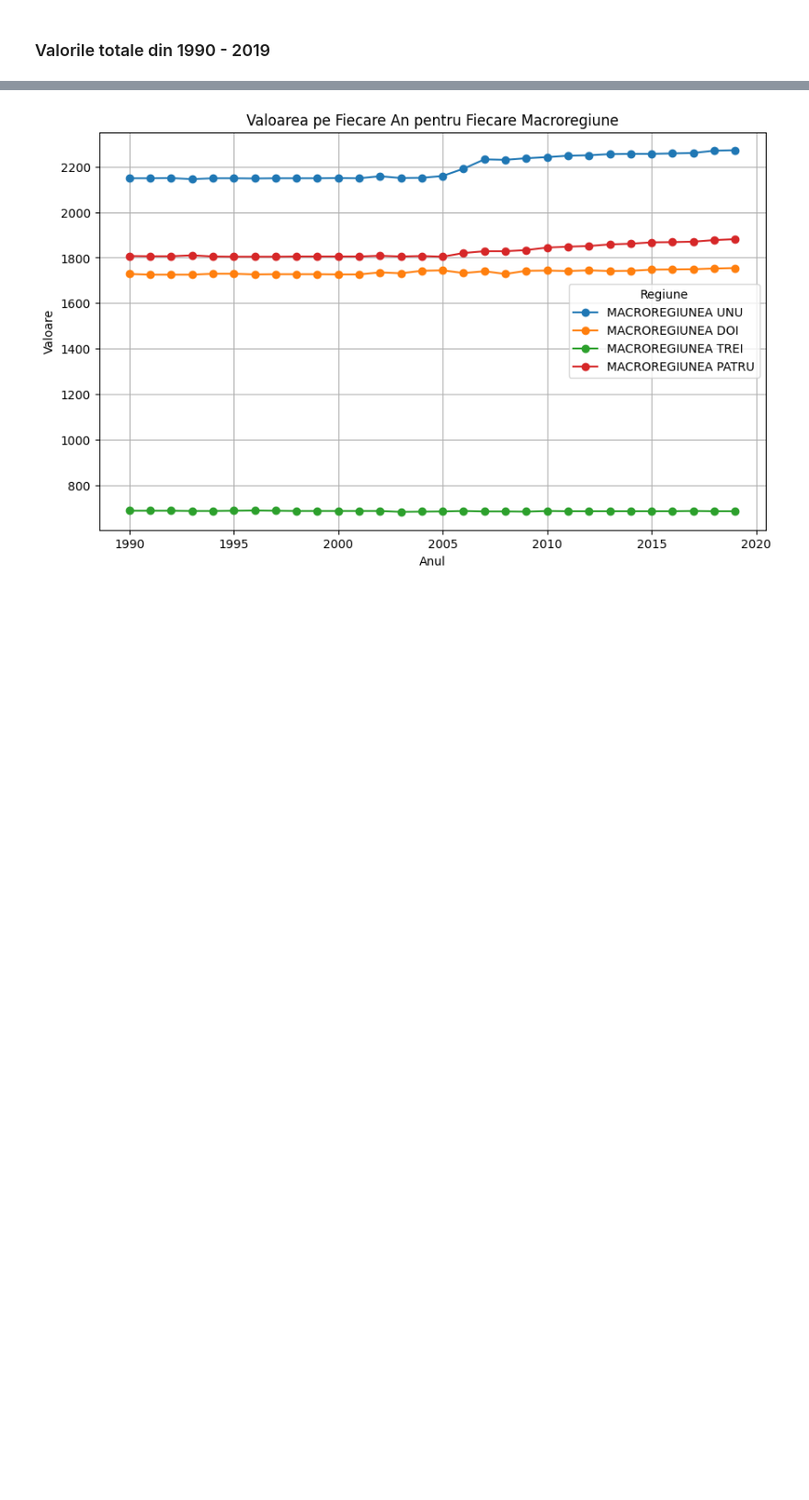
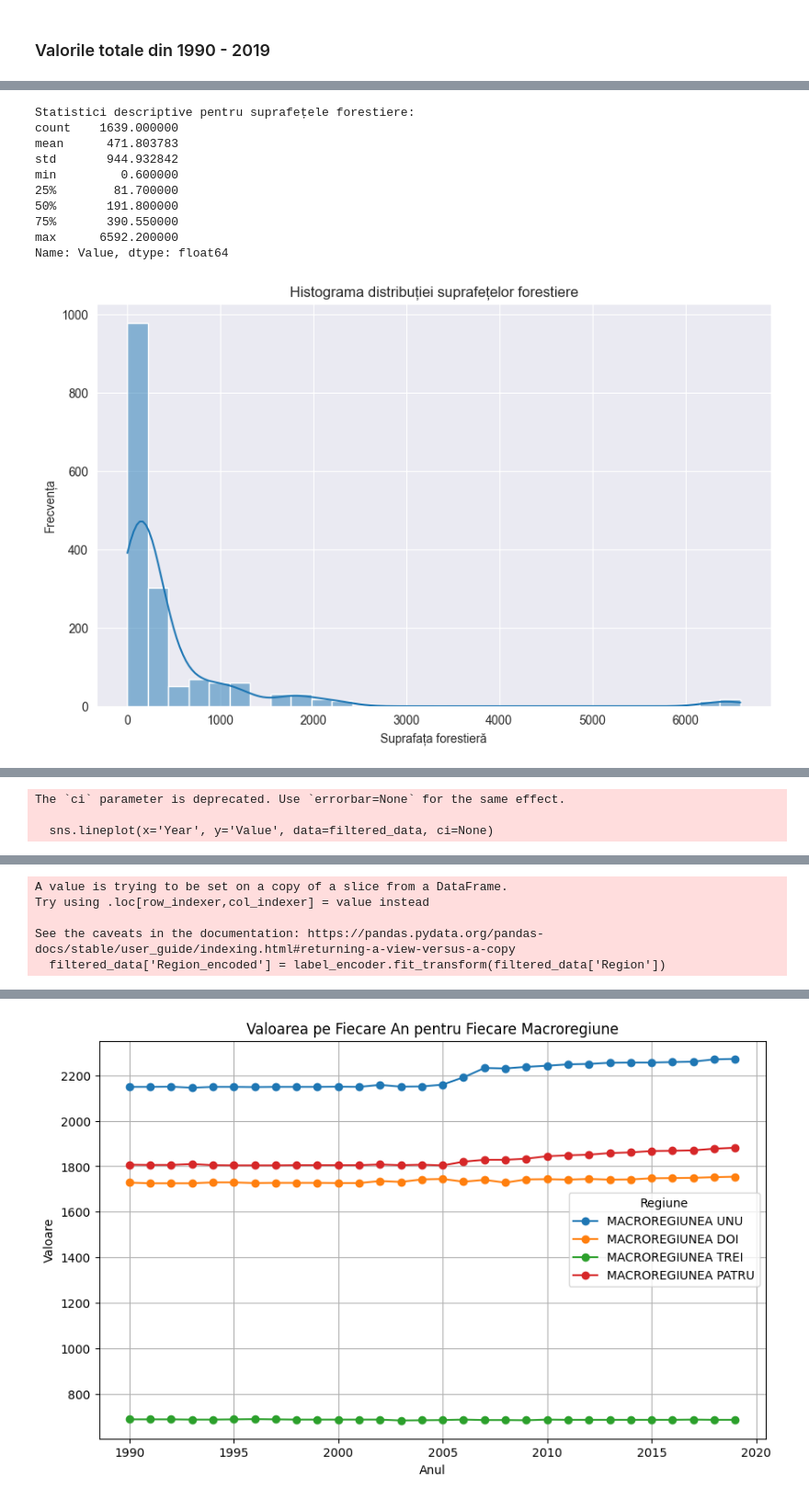
Before and after one commit to Astalopus03/Forest-Surfaces-in-Romania-1990-2019, a Jupyter notebook: sample.ipynb, the cells around one changed output, grey strips where cells are left out. Shown at 92% size. Drawn from its saved outputs; the diff is of its cells as text; code cells hidden in the pictures; blank space fills up the shorter version.

```diff
--- a/sample.ipynb
+++ b/sample.ipynb
@@ -33,0 +33,72 @@ diferenta dintre ultimul an si primul an in mii de hectare: 221.19999999999982
+# %%
+import pandas as pd
+import matplotlib.pyplot as plt
+import seaborn as sns
+
+# Load the dataset
+df = pd.read_csv('modified_dataset.csv')
+
+# Ensure 'Year' is a datetime object
+df['Year'] = pd.to_datetime(df['Year'], format='%Y')
+
+# Filter the data for 'Total' category
+filtered_data = df[df['Category'] == 'Total']
+
+# Statistici descriptive
+descriptive_stats = filtered_data['Value'].describe()
+print("Statistici descriptive pentru suprafețele forestiere:")
+print(descriptive_stats)
+
+# Histograma distribuției suprafețelor forestiere
+plt.figure(figsize=(10, 6))
+sns.histplot(filtered_data['Value'], bins=30, kde=True)
+plt.title('Histograma distribuției suprafețelor forestiere')
+plt.xlabel('Suprafața forestieră')
+plt.ylabel('Frecvența')
+plt.show()
+
+# Box plot pentru suprafețele forestiere pe regiuni
+plt.figure(figsize=(12, 8))
+sns.boxplot(x='Region', y='Value', data=filtered_data)
+plt.xticks(rotation=90)
+plt.title('Distribuția suprafețelor forestiere pe regiuni')
+plt.xlabel('Regiune')
+plt.ylabel('Suprafața forestieră')
+plt.show()
+
+# Time series plot pentru suprafețele forestiere în timp
+plt.figure(figsize=(14, 7))
+sns.lineplot(x='Year', y='Value', data=filtered_data, ci=None)
+plt.title('Tendința suprafețelor forestiere în timp')
+plt.xlabel('Anul')
+plt.ylabel('Suprafața forestieră')
+plt.show()
+
+# Scatter plot pentru relația dintre regiuni (codificate) și suprafețele forestiere
+from sklearn.preprocessing import LabelEncoder
+
+label_encoder = LabelEncoder()
+filtered_data['Region_encoded'] = label_encoder.fit_transform(filtered_data['Region'])
+
+plt.figure(figsize=(10, 6))
+sns.scatterplot(x='Region_encoded', y='Value', data=filtered_data)
+plt.title('Relația dintre regiuni (codificate) și suprafețele forestiere')
+plt.xlabel('Regiune (codificată)')
+plt.ylabel('Suprafața forestieră')
+plt.show()
+
+# Calculul corelației între 'Region_encoded' și 'Value'
+correlation_value = filtered_data[['Region_encoded', 'Value']].corr().loc['Region_encoded', 'Value']
+print(f"Corelația între 'Region' și 'Value': {correlation_value}")
+# %% [output]
+Statistici descriptive pentru suprafețele forestiere:
+count    1639.000000
+mean      471.803783
+std       944.932842
+min         0.600000
+25%        81.700000
+50%       191.800000
+75%       390.550000
+max      6592.200000
+Name: Value, dtype: float64
+[figure, added]
@@ -33,0 +106,3 @@ diferenta dintre ultimul an si primul an in mii de hectare: 221.19999999999982
+The `ci` parameter is deprecated. Use `errorbar=None` for the same effect.
+
+  sns.lineplot(x='Year', y='Value', data=filtered_data, ci=None)
@@ -33,0 +110,5 @@ diferenta dintre ultimul an si primul an in mii de hectare: 221.19999999999982
+A value is trying to be set on a copy of a slice from a DataFrame.
+Try using .loc[row_indexer,col_indexer] = value instead
+
+See the caveats in the documentation: https://pandas.pydata.org/pandas-docs/stable/user_guide/indexing.html#returning-a-view-versus-a-copy
+  filtered_data['Region_encoded'] = label_encoder.fit_transform(filtered_data['Region'])
```
Also changed, not shown: parts of 3 cells of this notebook, 12 other files.
